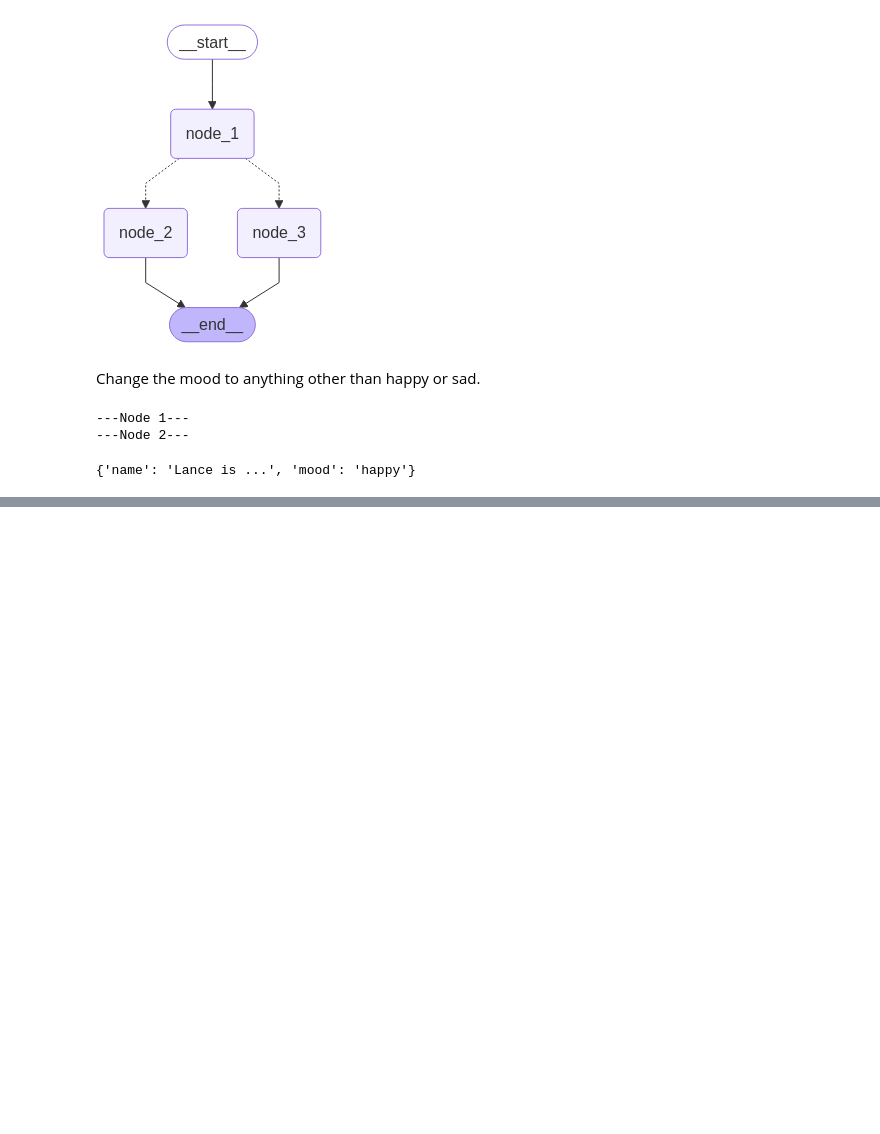
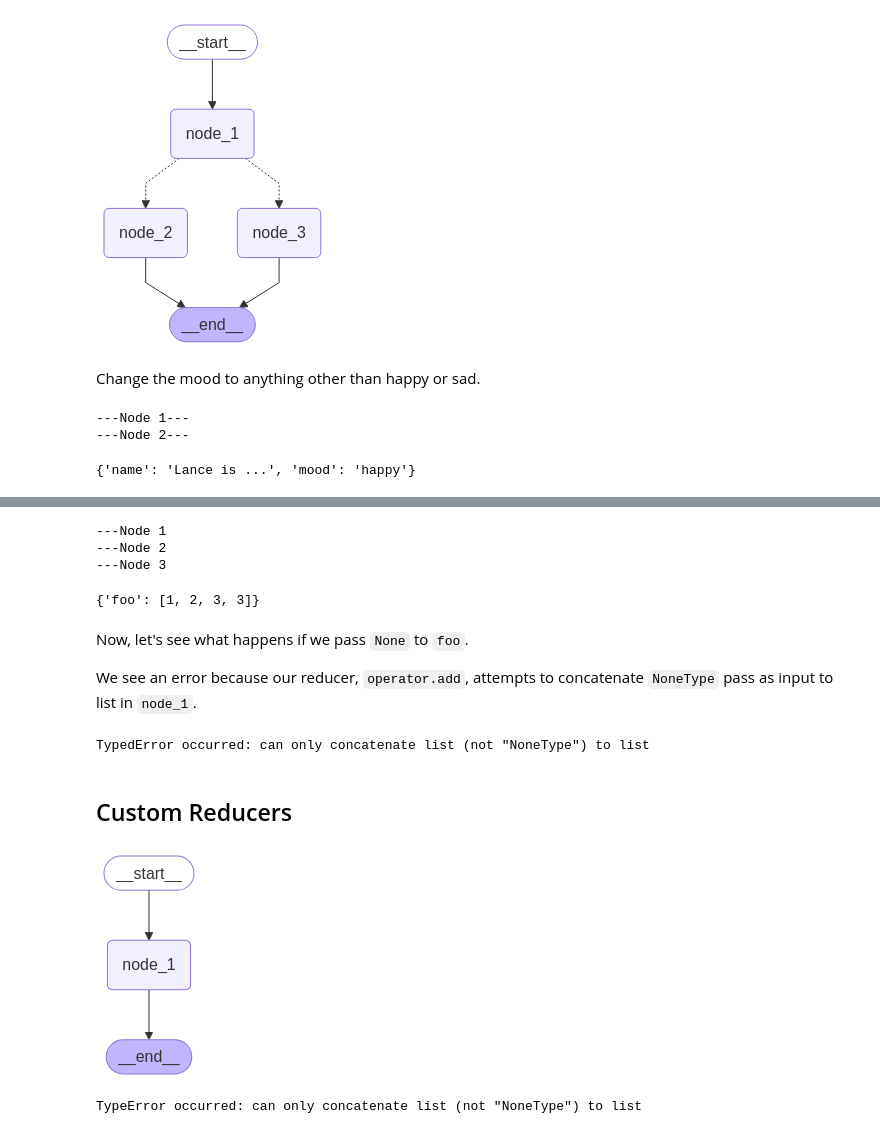
Before and after one commit to Raahul-G/AI-Agent-Langchain, a Jupyter notebook: Module_2.ipynb, the cells around one changed output, grey strips where cells are left out. Saved outputs shown, nothing was run; the diff lists cells and outputs as text; code cells hidden in the pictures; blank space fills up the shorter version.

```diff
--- a/Module_2.ipynb
+++ b/Module_2.ipynb
@@ -184,0 +234,7 @@ graph.invoke(PydanticState(name="Lance",mood="sad"))
+# %%
+from langgraph.errors import InvalidUpdateError
+
+try:
+    graph.invoke({"foo":1})
+except InvalidUpdateError as e:
+    print(f"InvalidUpdateError occured: {e}")
@@ -184,0 +302,20 @@ graph.invoke(PydanticState(name="Lance",mood="sad"))
+# %%
+graph.invoke({'foo':[1]})
+# %% [output]
+---Node 1
+---Node 2
+---Node 3
+{'foo': [1, 2, 3, 3]}
+# %% [markdown]
+Now, let's see what happens if we pass `None` to `foo`.
+
+We see an error because our reducer, `operator.add`, attempts to concatenate `NoneType` pass as input to list in `node_1`.
+# %%
+try:
+    graph.invoke({"foo": None})
+except TypeError as e:
+    print(f"TypedError occurred: {e}")
+# %% [output]
+TypedError occurred: can only concatenate list (not "NoneType") to list
+# %% [markdown]
+## Custom Reducers
@@ -184,0 +347,26 @@ graph.invoke(PydanticState(name="Lance",mood="sad"))
+# %%
+def node_1(state):
+    print("---Node 1---")
+    return {"foo": [2]}
+
+# Build graph
+builder = StateGraph(DefaultState)
+builder.add_node("node_1", node_1)
+
+# Logic
+builder.add_edge(START, "node_1")
+builder.add_edge("node_1", END)
+
+# Add
+graph = builder.compile()
+
+# View
+display(Image(graph.get_graph().draw_mermaid_png()))
+
+try:
+    print(graph.invoke({"foo" : None}))
+except TypeError as e:
+    print(f"TypeError occurred: {e}")
+# %% [output]
+[figure, added]
+TypeError occurred: can only concatenate list (not "NoneType") to list
```
Also changed, not shown: parts of 19 cells of this notebook.
